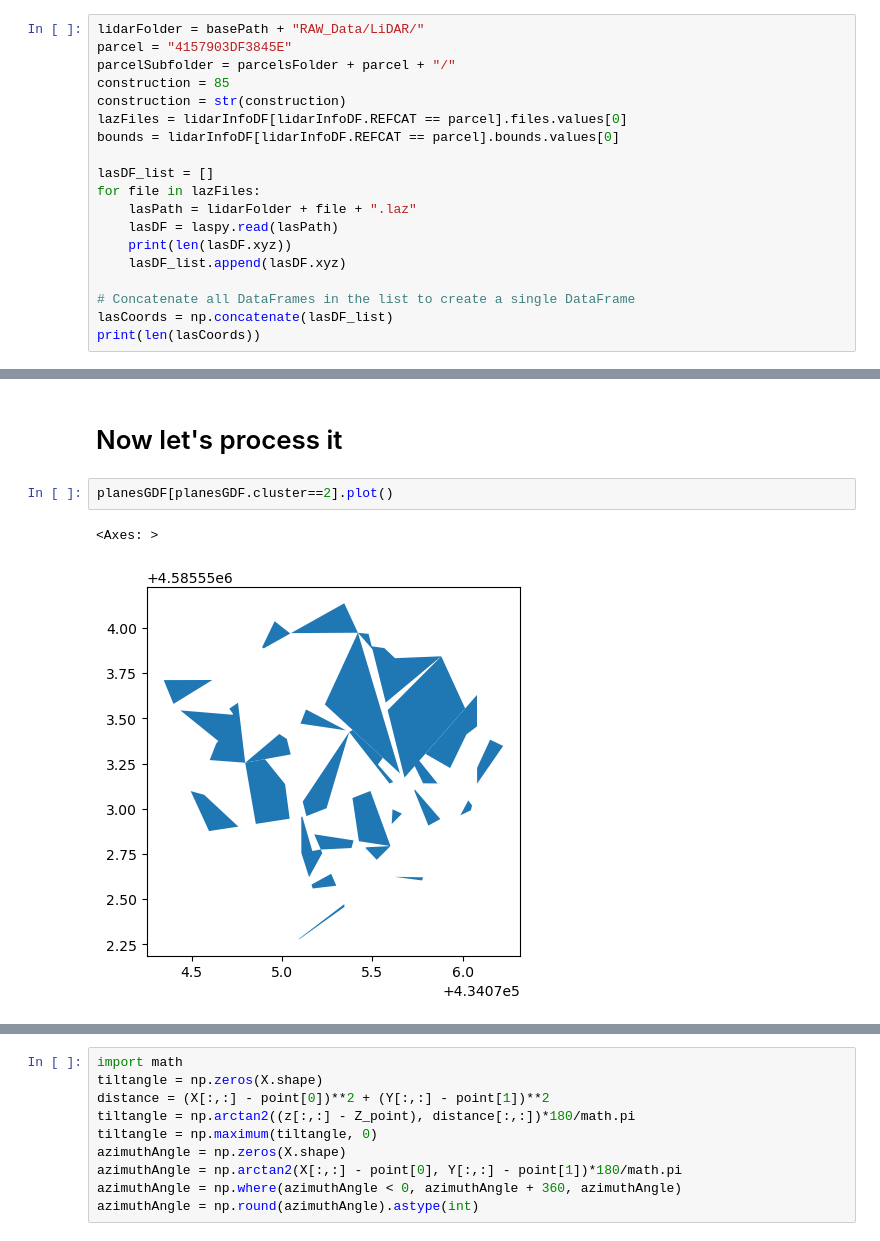
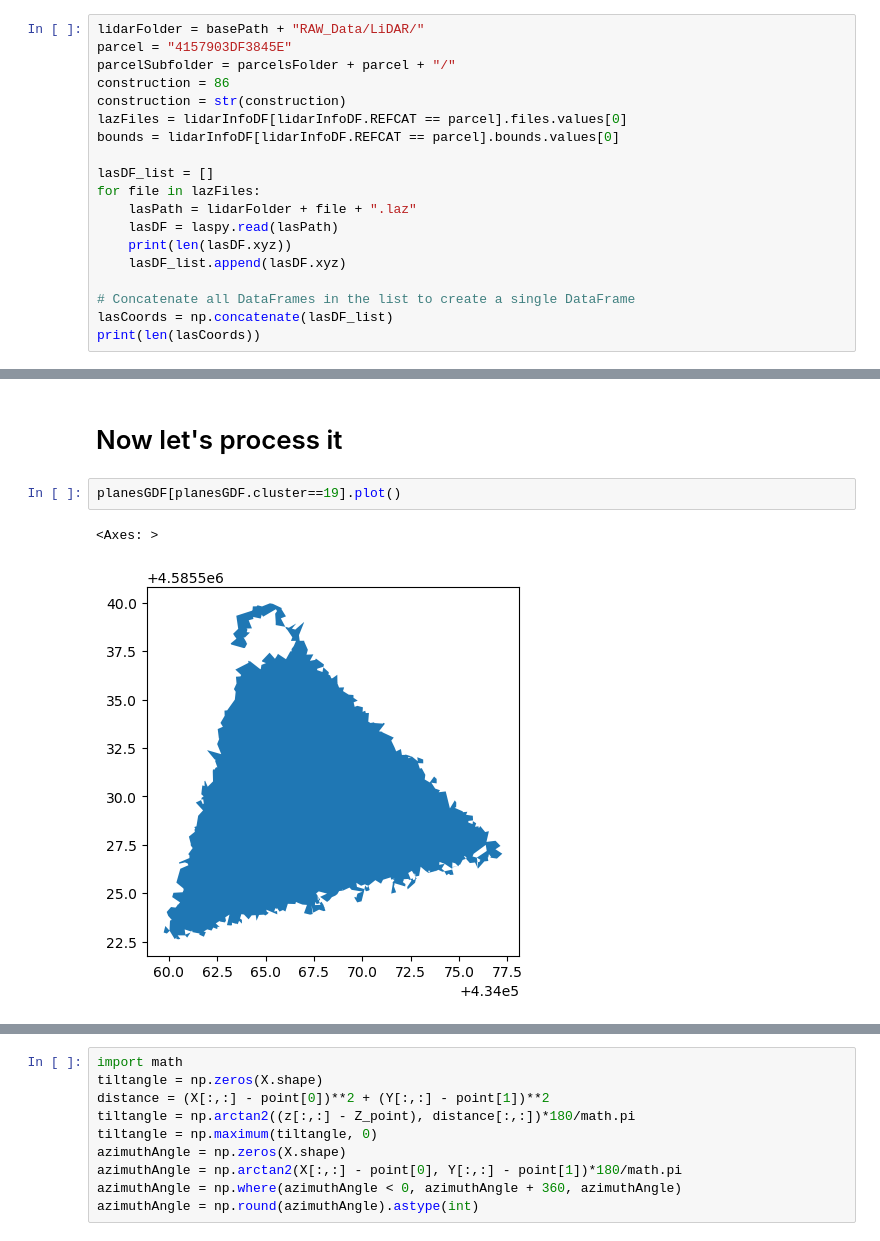
Before and after one commit to BeeGroup-cimne/solar_potencial_estimation_v3, a Jupyter notebook: Scripts/Shading/ShadingsTest.ipynb, the cells around one changed output, grey strips where cells are left out. Cells and saved outputs as stored; diff of their text form.

```diff
--- a/Scripts/Shading/ShadingsTest.ipynb
+++ b/Scripts/Shading/ShadingsTest.ipynb
@@ -75,7 +75,7 @@ for parcel in os.listdir(parcelsFolder):
 lidarFolder = basePath + "RAW_Data/LiDAR/"
 parcel = "4157903DF3845E"
 parcelSubfolder = parcelsFolder + parcel + "/"
-construction = 85
+construction = 86
 construction = str(construction)
 lazFiles = lidarInfoDF[lidarInfoDF.REFCAT == parcel].files.values[0]
 bounds = lidarInfoDF[lidarInfoDF.REFCAT == parcel].bounds.values[0]
@@ -196,8 +196,8 @@ fig3.show()
 # %% [markdown]
 # Now let's process it
 # %%
-planesGDF[planesGDF.cluster==2].plot()
+planesGDF[planesGDF.cluster==19].plot()
 # %% [output]
 <Axes: >
-[figure, old version]
+[figure, new version]
 # %%
```
Also changed, not shown: parts of 23 cells of this notebook, 11 other files.
